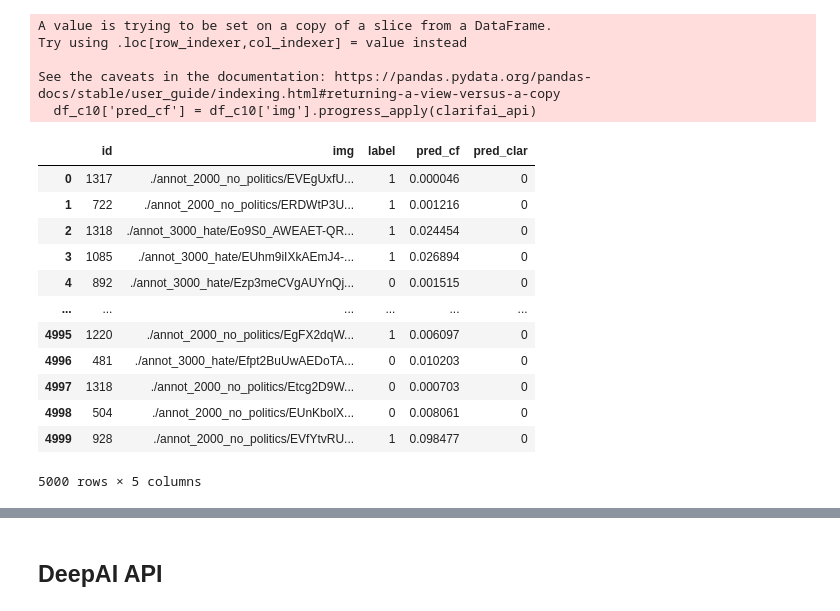
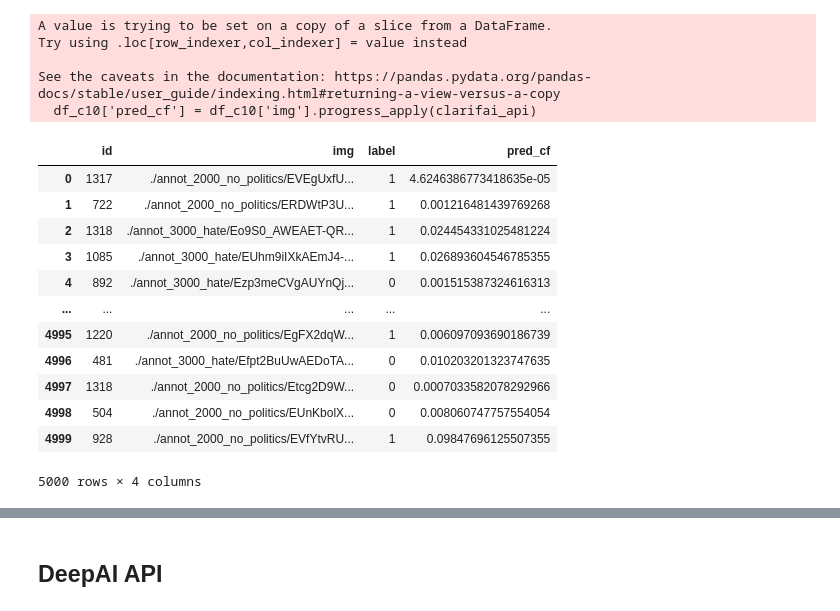
Before and after one commit to keyanUB/hateful_memes_measure, a Jupyter notebook: evaluation.ipynb, the cells around one changed output, grey strips where cells are left out. Saved outputs shown, nothing was run; the diff lists cells and outputs as text; code cells hidden in the pictures.

```diff
--- a/evaluation.ipynb
+++ b/evaluation.ipynb
@@ -315,23 +328,18 @@ df_clarifai[['nsfw', 'pred_cf']
 # %%
 df_clarifai = df_clarifai.drop(columns='nsfw')
 df_clarifai['pred_cf'] = df_clarifai['pred_cf'].replace(
     to_replace='\)', value="", regex=True)
-# We set the threashold as 0.5
-df_clarifai['pred_cf'] = df_clarifai['pred_cf'].apply(float)
-df_clarifai['pred_clar'] = df_clarifai['pred_cf'].apply(
-    lambda x: 1 if x >= 0.5 else 0)
-df_clarifai
 # %% [output]
-|  | id | img | label | pred_cf | pred_clar |
-| 0 | 1317 | ./annot_2000_no_politics/EVEgUxfU... | 1 | 0.000046 | 0 |
-| 1 | 722 | ./annot_2000_no_politics/ERDWtP3U... | 1 | 0.001216 | 0 |
-| 2 | 1318 | ./annot_3000_hate/Eo9S0_AWEAET-QR... | 1 | 0.024454 | 0 |
-| 3 | 1085 | ./annot_3000_hate/EUhm9iIXkAEmJ4-... | 1 | 0.026894 | 0 |
-| 4 | 892 | ./annot_3000_hate/Ezp3meCVgAUYnQj... | 0 | 0.001515 | 0 |
-| ... | ... | ... | ... | ... | ... |
-| 4995 | 1220 | ./annot_2000_no_politics/EgFX2dqW... | 1 | 0.006097 | 0 |
-| 4996 | 481 | ./annot_3000_hate/Efpt2BuUwAEDoTA... | 0 | 0.010203 | 0 |
-| 4997 | 1318 | ./annot_2000_no_politics/Etcg2D9W... | 0 | 0.000703 | 0 |
-| 4998 | 504 | ./annot_2000_no_politics/EUnKbolX... | 0 | 0.008061 | 0 |
-| 4999 | 928 | ./annot_2000_no_politics/EVfYtvRU... | 1 | 0.098477 | 0 |
+|  | id | img | label | pred_cf |
+| 0 | 1317 | ./annot_2000_no_politics/EVEgUxfU... | 1 | 4.6246386773418635e-05 |
+| 1 | 722 | ./annot_2000_no_politics/ERDWtP3U... | 1 | 0.001216481439769268 |
+| 2 | 1318 | ./annot_3000_hate/Eo9S0_AWEAET-QR... | 1 | 0.024454331025481224 |
+| 3 | 1085 | ./annot_3000_hate/EUhm9iIXkAEmJ4-... | 1 | 0.026893604546785355 |
+| 4 | 892 | ./annot_3000_hate/Ezp3meCVgAUYnQj... | 0 | 0.001515387324616313 |
+| ... | ... | ... | ... | ... |
+| 4995 | 1220 | ./annot_2000_no_politics/EgFX2dqW... | 1 | 0.006097093690186739 |
+| 4996 | 481 | ./annot_3000_hate/Efpt2BuUwAEDoTA... | 0 | 0.010203201323747635 |
+| 4997 | 1318 | ./annot_2000_no_politics/Etcg2D9W... | 0 | 0.0007033582078292966 |
+| 4998 | 504 | ./annot_2000_no_politics/EUnKbolX... | 0 | 0.008060747757554054 |
+| 4999 | 928 | ./annot_2000_no_politics/EVfYtvRU... | 1 | 0.09847696125507355 |
-5000 rows × 5 columns
+5000 rows × 4 columns
```
Also changed, not shown: parts of 23 cells of this notebook, 2 other files.
